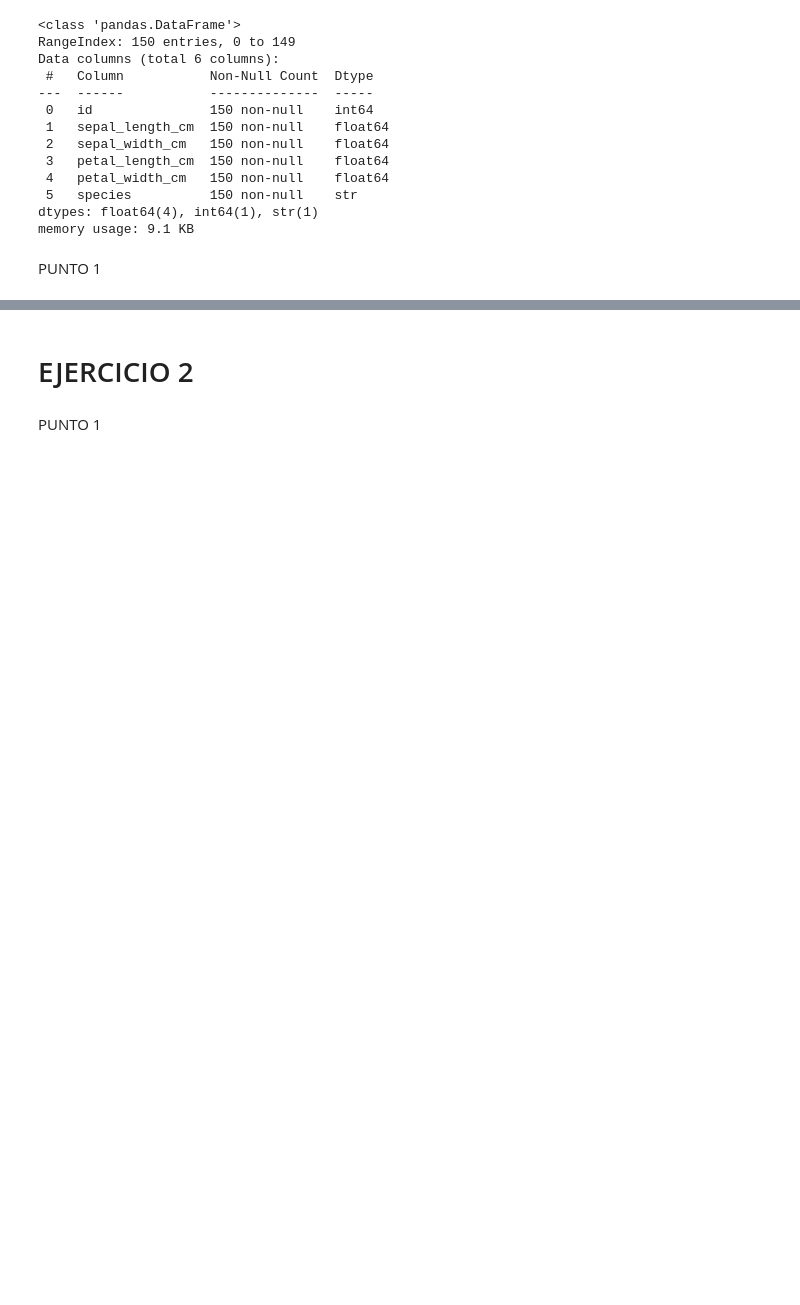
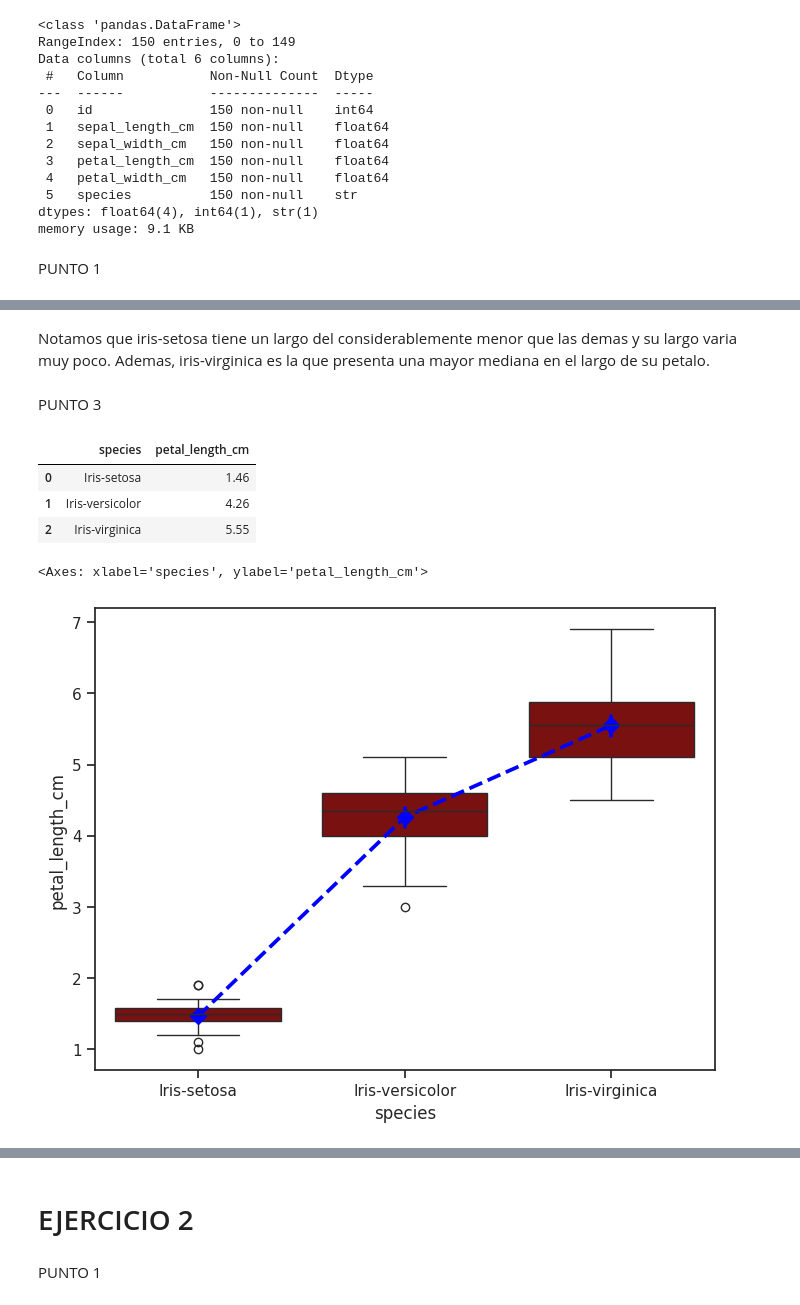
Before and after one commit to winttita/TUIA, a Jupyter notebook: Segundo/Fundamento de Ciencia de Datos/U4 - Visualizacion/practica4.ipynb, the cells around one changed output, grey strips where cells are left out. Cells and saved outputs as stored; diff of their text form; code cells hidden in the pictures; blank space fills up the shorter version.

```diff
--- a/Segundo/Fundamento de Ciencia de Datos/U4 - Visualizacion/practica4.ipynb
+++ b/Segundo/Fundamento de Ciencia de Datos/U4 - Visualizacion/practica4.ipynb
@@ -146,0 +155,30 @@ plt.show()
+# %% [markdown]
+Notamos que iris-setosa tiene un largo del considerablemente menor que las demas y su largo varia muy poco.
+Ademas, iris-virginica es la que presenta una mayor mediana en el largo de su petalo.
+# %% [markdown]
+PUNTO 3
+# %%
+# Primero vamos a calcular la media del largo de los petalos por especie
+medias = iris.groupby('species')['petal_length_cm'].mean().round(2).reset_index()
+medias
+# %% [output]
+|  | species | petal_length_cm |
+| 0 | Iris-setosa | 1.46 |
+| 1 | Iris-versicolor | 4.26 |
+| 2 | Iris-virginica | 5.55 |
+# %%
+# Construimos nuevamente el boxplot
+plt.figure(figsize=(8,6))
+sns.boxplot(y='petal_length_cm', x='species', data=iris, color='darkred')
+
+# Superponemos la media usando stripplot
+# Usamos un marcador de diamante ('D') de color blanco para que resalte
+#sns.stripplot(data=medias, x='species', y='petal_length_cm',
+#              color='white', marker='D', size=10, edgecolor='black', linewidth=1)
+
+# Dibujamos el pointplot del largo del pétalo por especie
+sns.pointplot(data=iris, x='species', y='petal_length_cm',
+              color='blue', markers='D', linestyles='--')
+# %% [output]
+<Axes: xlabel='species', ylabel='petal_length_cm'>
+[figure, added]
```
Also changed, not shown: parts of 7 cells of this notebook, 1 other file.
